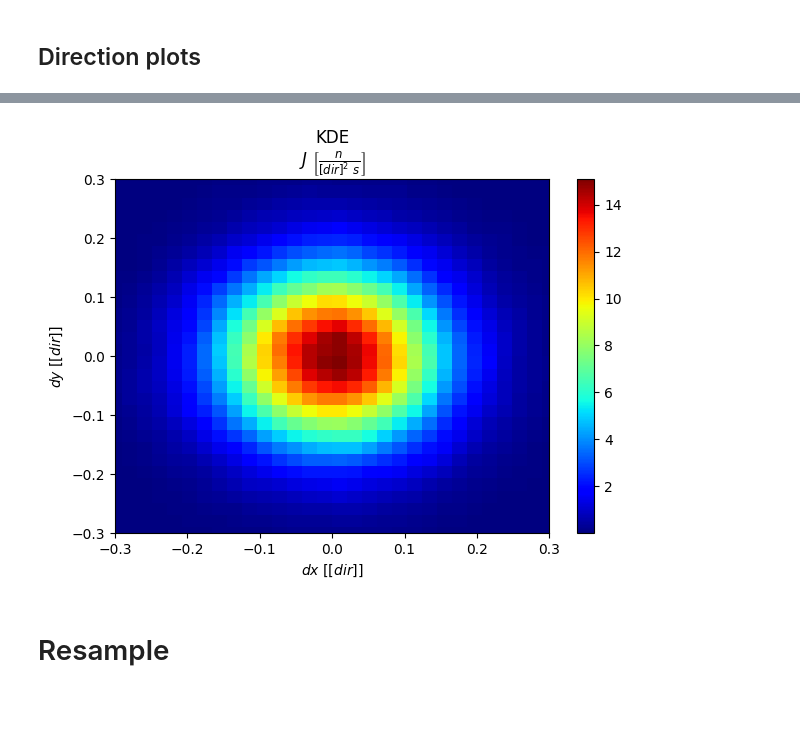
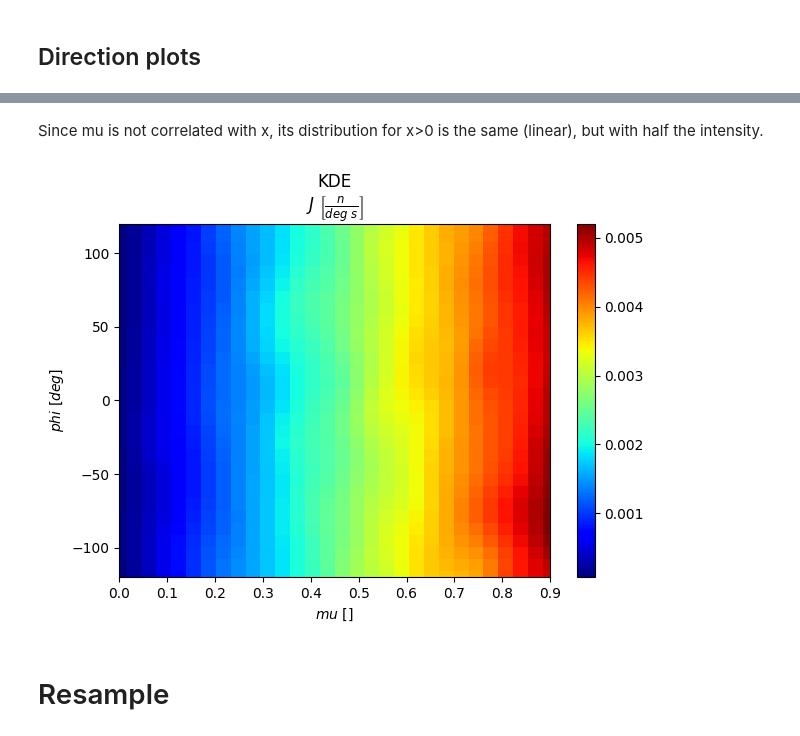
Before and after one commit to KDSource/KDSource, a Jupyter notebook: examples/Verification.ipynb, the cells around one changed output, grey strips where cells are left out. Drawn from its saved outputs; the diff is of its cells as text; code cells hidden in the pictures; blank space fills up the shorter version.

```diff
--- a/examples/Verification.ipynb
+++ b/examples/Verification.ipynb
@@ -119,7 +136,7 @@ plist = ks.PList(mcplfile)
 # Geometry: define metrics for variables
 geom = ks.Geometry([ks.Lethargy(E0),
                     ks.SurfXY(),
-                    ks.Isotrop()])
+                    ks.PolarMu()])
 # Create KSource
 s = ks.KSource(plist, geom)
 # %% [output]
@@ -133,7 +150,7 @@ N = 100000
 # Number of particles to use for optimization.
 # A large number (1E5 or more) gives better bandwidths, but takes longer to
 # compute.
-N = 1E4
+N = 1E5
 # %% [markdown]
 Choose one of the available bandwidth optimization methods.
 # %%
@@ -155,7 +172,7 @@ Optimal bw (silv) = [[0.36923091 3.72091769 3.71628311 0.03046129 0.03046129 0.0
 
 s.bw_method = "knn"
 batch_size = 10000 # Batch size for KNN search
-k = 10             # Numer of neighbors per batch
+k = 100            # Numer of neighbors per batch
 s.fit(N, batch_size=batch_size, k=k)
 # %%
 # Maximum Likelihood Cross-Validation: Robust method for general distribution.
@@ -167,7 +184,8 @@ s.fit(N, batch_size=batch_size, k=k)
 
 s.bw_method = "mlcv"
 seed = s.kde.bw      # Use a previously optimized BW as seed
-s.fit(N, seed=seed)
+grid = np.logspace(-0.2,0.2,10)
+s.fit(N, seed=seed, grid=grid)
 # %% [markdown]
 # Create plots
 # %%
@@ -337,13 +364,17 @@ plt.show()
+# %% [markdown]
+Since mu is not correlated with x, its distribution for x>0 is the same (linear), but with half the intensity.
 # %%
-# Plot dx-dy distribution
+# Plot mu-phi distribution
 
-xx = np.linspace(-.3,.3,30)
-yy = np.linspace(-.3,.3,30)
-fig,scores = s.plot2D_integr(["dx","dy"], [xx,yy])
+mm = np.linspace(0,0.9,30)
+pp = np.linspace(-120,120,30)
+
+fig,scores = s.plot2D_integr(["mu","phi"], [mm,pp])
+
 plt.tight_layout()
 plt.show()
 # %% [output]
-[figure, old version]
+[figure, new version]
 # %% [markdown]
 # Resample
 # %%
```
Also changed, not shown: parts of 20 cells of this notebook, 3 other files.
